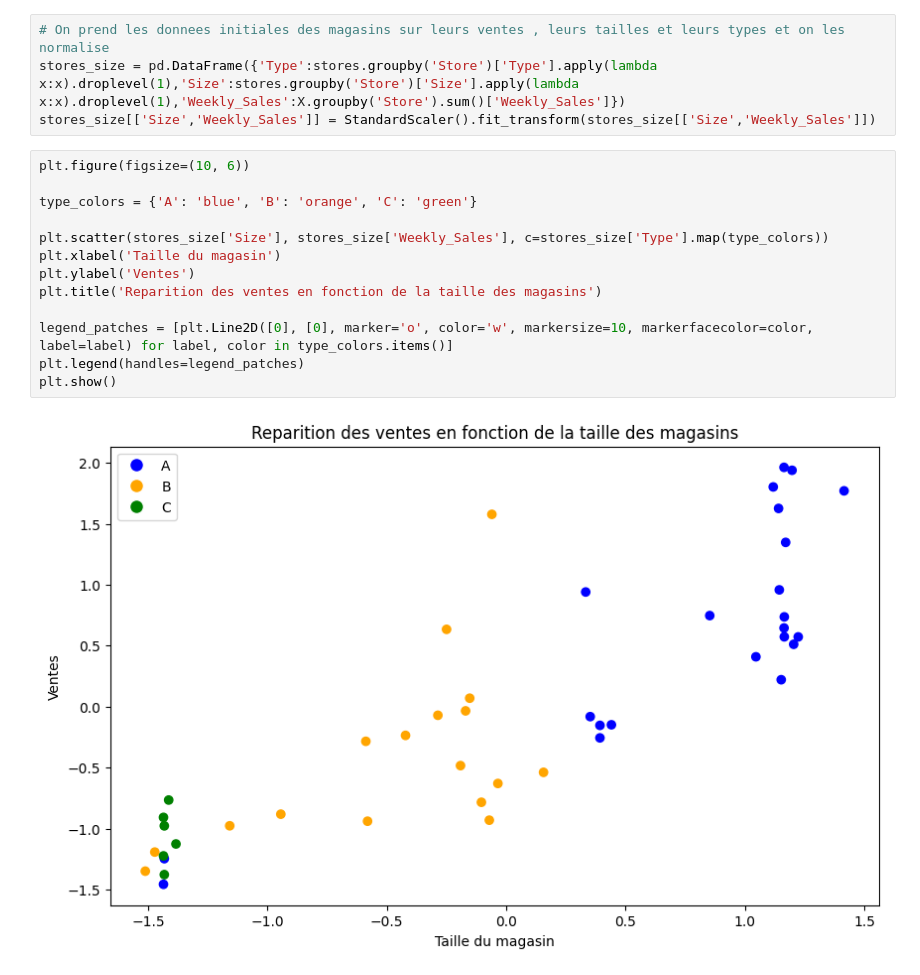
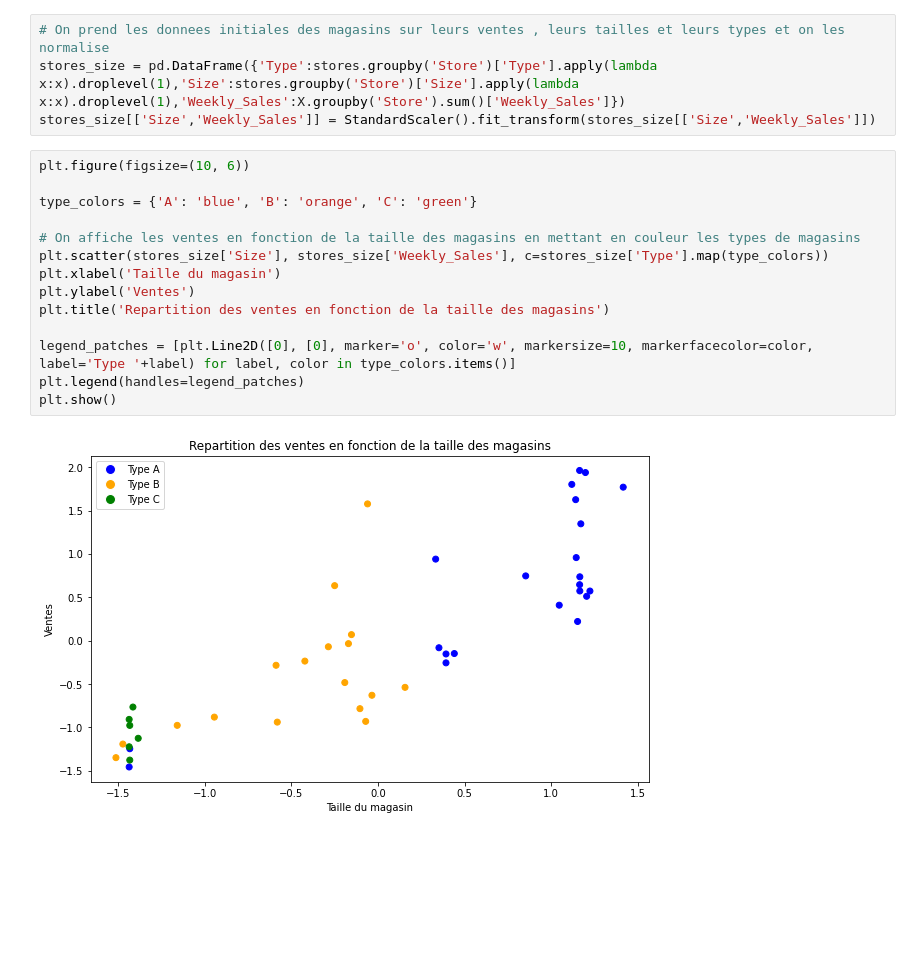
Before and after one commit to victger/walmart-prediction, a Jupyter notebook: Yanis.ipynb, the cells around one changed output. Cells and saved outputs as stored; diff of their text form; blank space fills up the shorter version.

```diff
--- a/Yanis.ipynb
+++ b/Yanis.ipynb
@@ -209,15 +213,16 @@ stores_size[['Size','Weekly_Sales']] = StandardScaler().fit_transform(stores_siz
 # %%
 plt.figure(figsize=(10, 6))
 
 type_colors = {'A': 'blue', 'B': 'orange', 'C': 'green'}
 
+# On affiche les ventes en fonction de la taille des magasins en mettant en couleur les types de magasins
 plt.scatter(stores_size['Size'], stores_size['Weekly_Sales'], c=stores_size['Type'].map(type_colors))
 plt.xlabel('Taille du magasin')
 plt.ylabel('Ventes')
-plt.title('Reparition des ventes en fonction de la taille des magasins')
+plt.title('Repartition des ventes en fonction de la taille des magasins')
 
-legend_patches = [plt.Line2D([0], [0], marker='o', color='w', markersize=10, markerfacecolor=color, label=label) for label, color in type_colors.items()]
+legend_patches = [plt.Line2D([0], [0], marker='o', color='w', markersize=10, markerfacecolor=color, label='Type '+label) for label, color in type_colors.items()]
 plt.legend(handles=legend_patches)
 plt.show()
 # %% [output]
-[figure, old version]
+[figure, new version]
```
Also changed, not shown: parts of 5 cells of this notebook.
